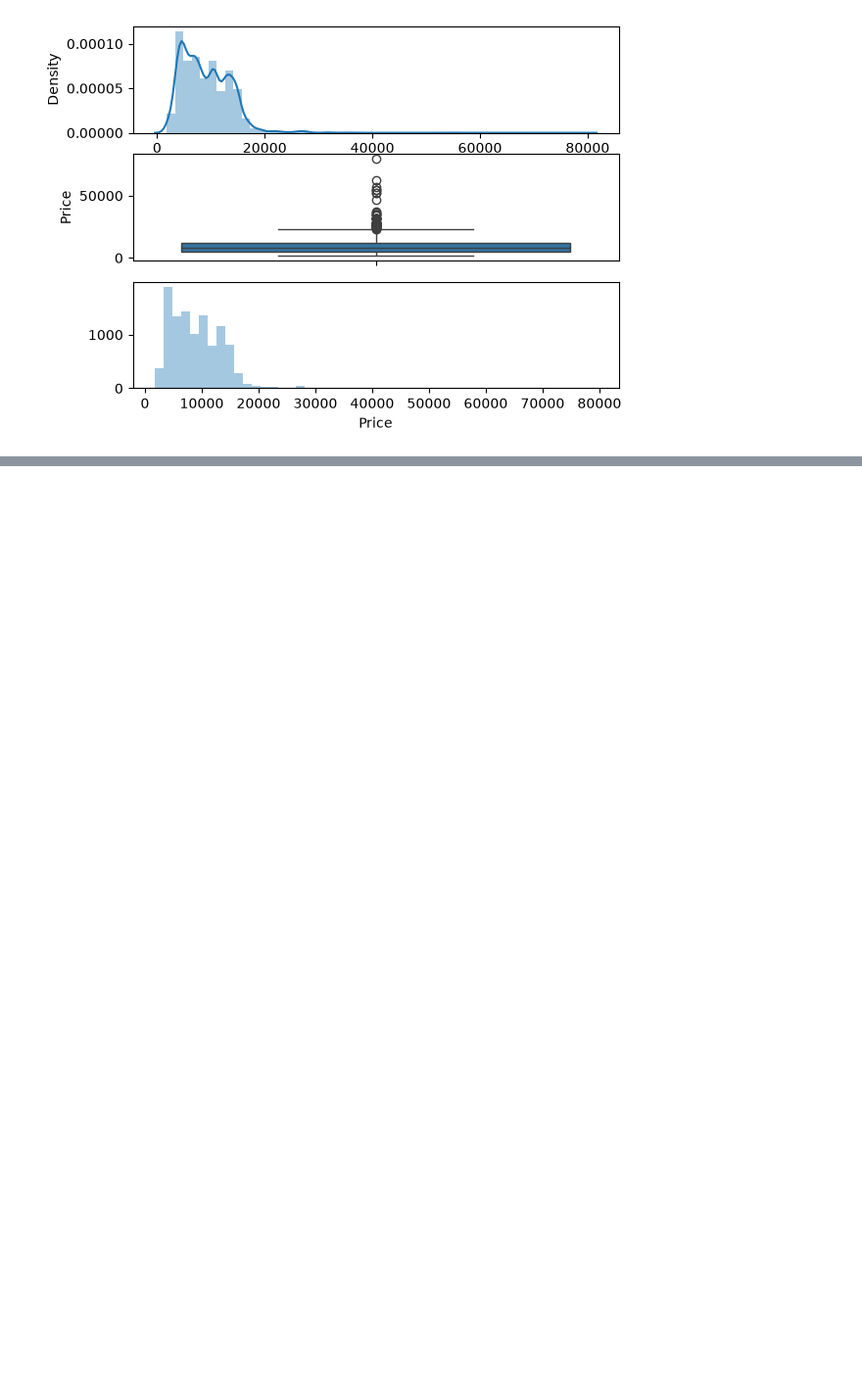
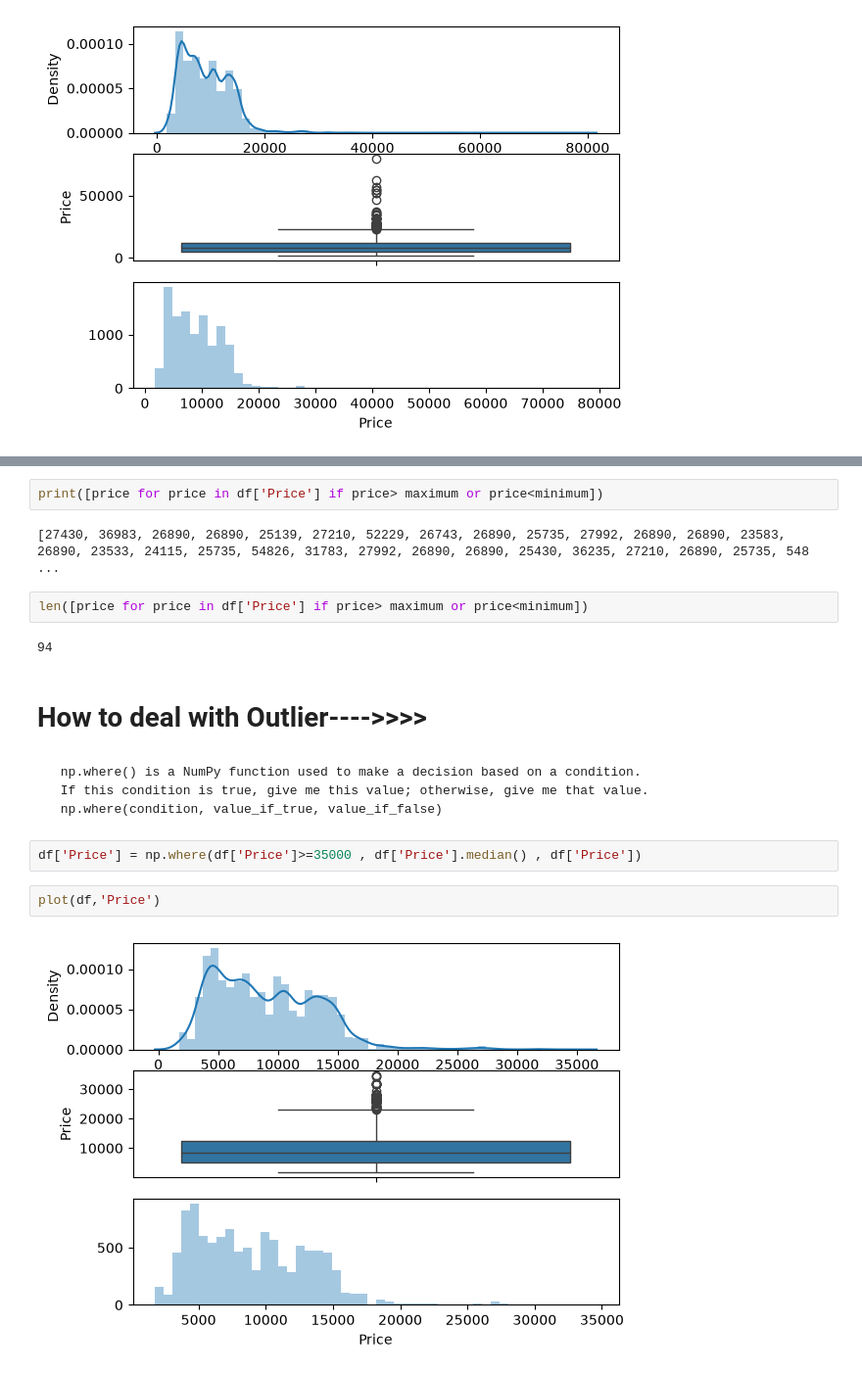
Before and after one commit to CyberWol-12/Airline-Fare-Prediction, a Jupyter notebook: flight_prediction.ipynb, the cells around one changed output, grey strips where cells are left out. Shown at 98% size. Drawn from its saved outputs; the diff is of its cells as text; blank space fills up the shorter version.

Commit message:
outlier

```diff
--- a/flight_prediction.ipynb
+++ b/flight_prediction.ipynb
@@ -1413,0 +1440,20 @@ plot(df,'Price')
+# %%
+print([price for price in df['Price'] if price> maximum or price<minimum])
+# %% [output]
+[27430, 36983, 26890, 26890, 25139, 27210, 52229, 26743, 26890, 25735, 27992, 26890, 26890, 23583, 26890, 23533, 24115, 25735, 54826, 31783, 27992, 26890, 26890, 25430, 36235, 27210, 26890, 25735, 548 ...
+# %%
+len([price for price in df['Price'] if price> maximum or price<minimum])
+# %% [output]
+94
+# %% [markdown]
+# How to deal with Outlier---->>>>
+# %% [markdown]
+     np.where() is a NumPy function used to make a decision based on a condition.
+     If this condition is true, give me this value; otherwise, give me that value.
+     np.where(condition, value_if_true, value_if_false)
+# %%
+df['Price'] = np.where(df['Price']>=35000 , df['Price'].median() , df['Price'])
+# %%
+plot(df,'Price')
+# %% [output]
+[figure, added]
```
Also changed, not shown: parts of 5 cells of this notebook.
